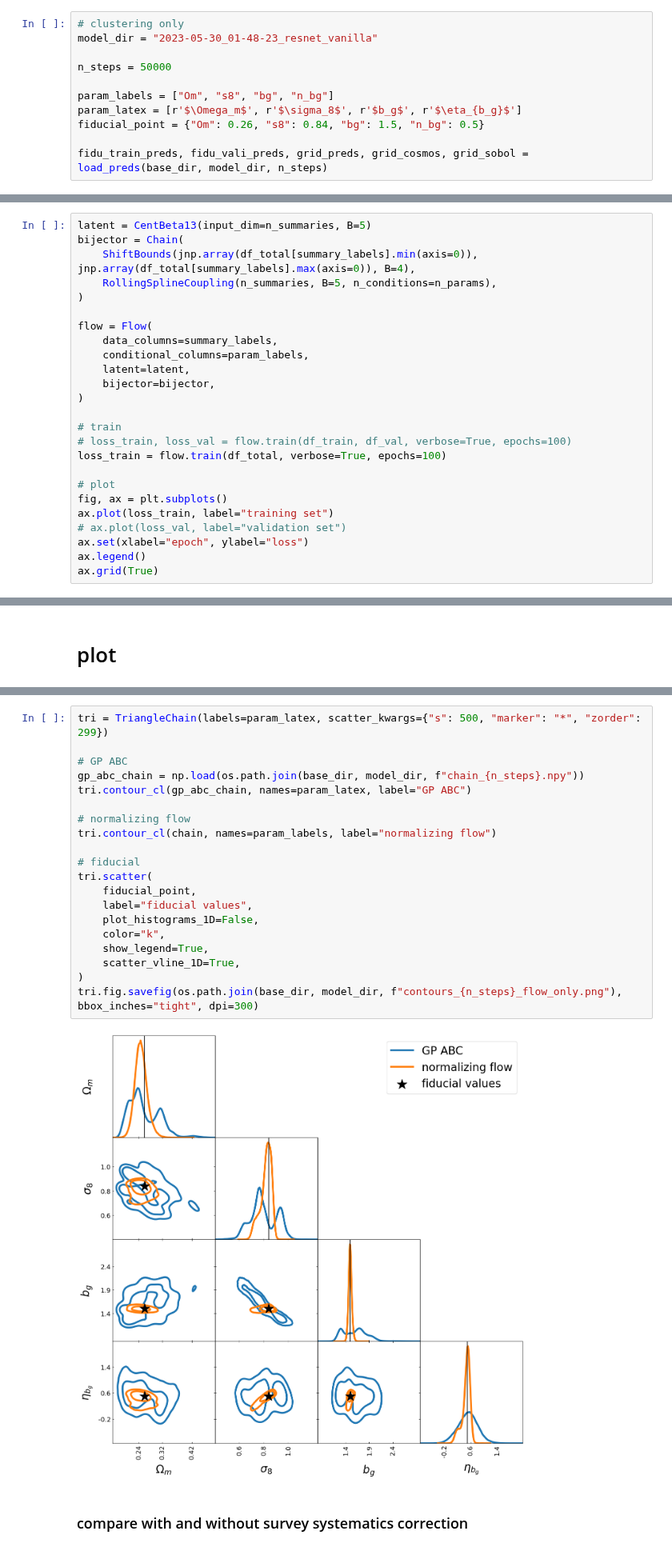
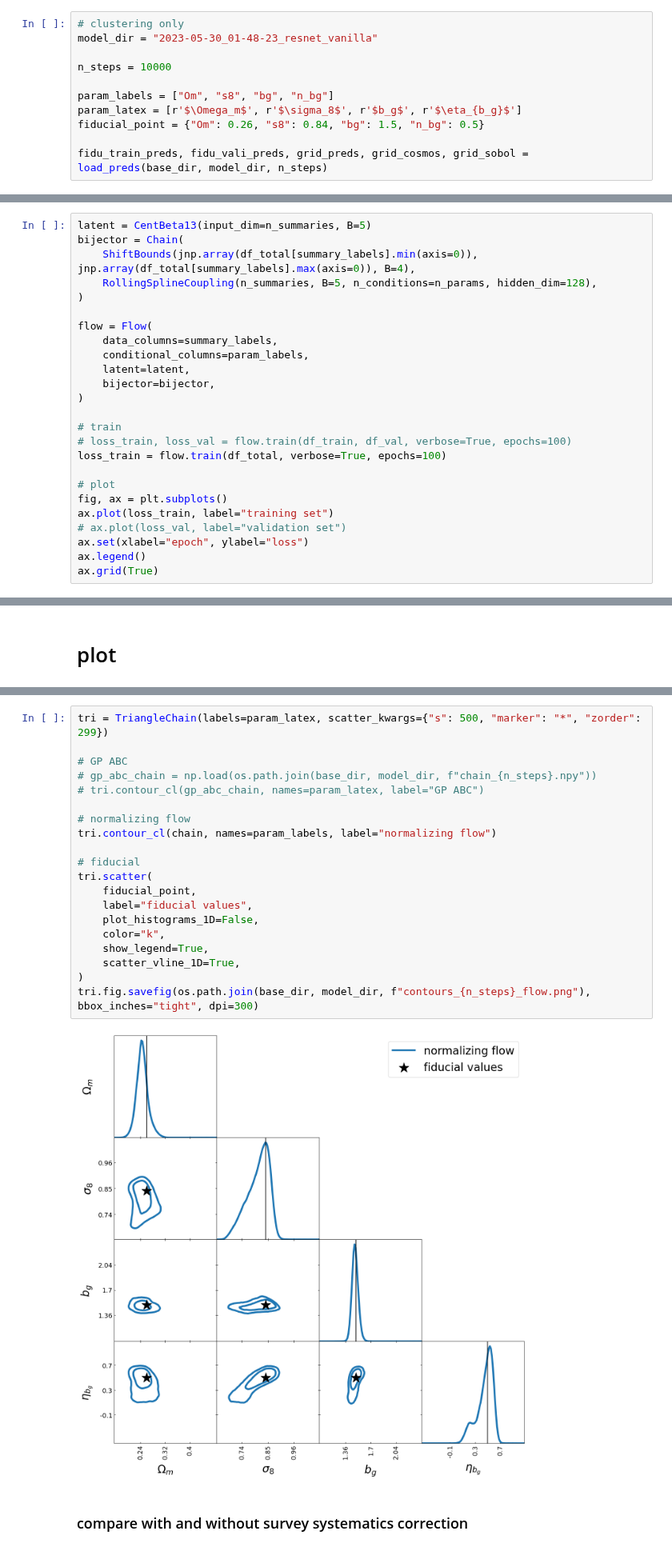
Before and after one commit to des-science/multiprobe-simulation-inference, a Jupyter notebook: notebooks/PZFlow.ipynb, the cells around one changed output, grey strips where cells are left out. Shown at 80% size. Drawn from its saved outputs; the diff is of its cells as text.

```diff
--- a/notebooks/PZFlow.ipynb
+++ b/notebooks/PZFlow.ipynb
@@ -53,7 +58,7 @@ base_dir = "/Users/arne/data/DESY3/models/v3/"
 # clustering only
 model_dir = "2023-05-30_01-48-23_resnet_vanilla"
 
-n_steps = 50000
+n_steps = 10000
 
 param_labels = ["Om", "s8", "bg", "n_bg"]
 param_latex = [r'$\Omega_m$', r'$\sigma_8$', r'$b_g$', r'$\eta_{b_g}$']
@@ -151,7 +156,7 @@ df_val = df_total[int(train_test_split* len(df_total)) :]
 latent = CentBeta13(input_dim=n_summaries, B=5)
 bijector = Chain(
     ShiftBounds(jnp.array(df_total[summary_labels].min(axis=0)), jnp.array(df_total[summary_labels].max(axis=0)), B=4),
-    RollingSplineCoupling(n_summaries, B=5, n_conditions=n_params),
+    RollingSplineCoupling(n_summaries, B=5, n_conditions=n_params, hidden_dim=128),
 )
 
 flow = Flow(
@@ -234,25 +239,25 @@ np.save(os.path.join(base_dir, model_dir, f"chain_{n_steps}_flow.npy"), chain)
 # %%
 tri = TriangleChain(labels=param_latex, scatter_kwargs={"s": 500, "marker": "*", "zorder": 299})
 
 # GP ABC
-gp_abc_chain = np.load(os.path.join(base_dir, model_dir, f"chain_{n_steps}.npy"))
-tri.contour_cl(gp_abc_chain, names=param_latex, label="GP ABC")
+# gp_abc_chain = np.load(os.path.join(base_dir, model_dir, f"chain_{n_steps}.npy"))
+# tri.contour_cl(gp_abc_chain, names=param_latex, label="GP ABC")
 
 # normalizing flow
 tri.contour_cl(chain, names=param_labels, label="normalizing flow")
 
 # fiducial
 tri.scatter(
     fiducial_point,
     label="fiducial values",
     plot_histograms_1D=False,
     color="k",
     show_legend=True,
     scatter_vline_1D=True,
 )
-tri.fig.savefig(os.path.join(base_dir, model_dir, f"contours_{n_steps}_flow_only.png"), bbox_inches="tight", dpi=300)
+tri.fig.savefig(os.path.join(base_dir, model_dir, f"contours_{n_steps}_flow.png"), bbox_inches="tight", dpi=300)
 # %% [output]
-[figure, old version]
+[figure, new version]
 # %% [markdown]
 ### compare with and without survey systematics correction
 # %%
```
Also changed, not shown: parts of 6 cells of this notebook, 5 other files.
